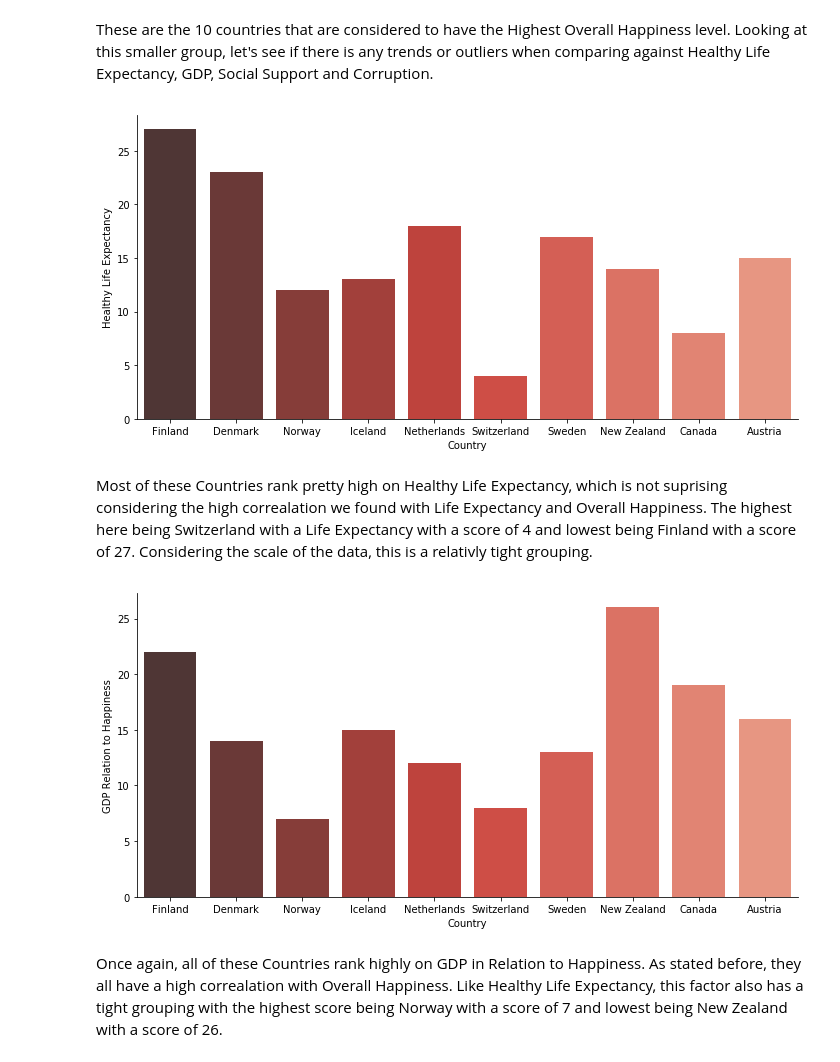
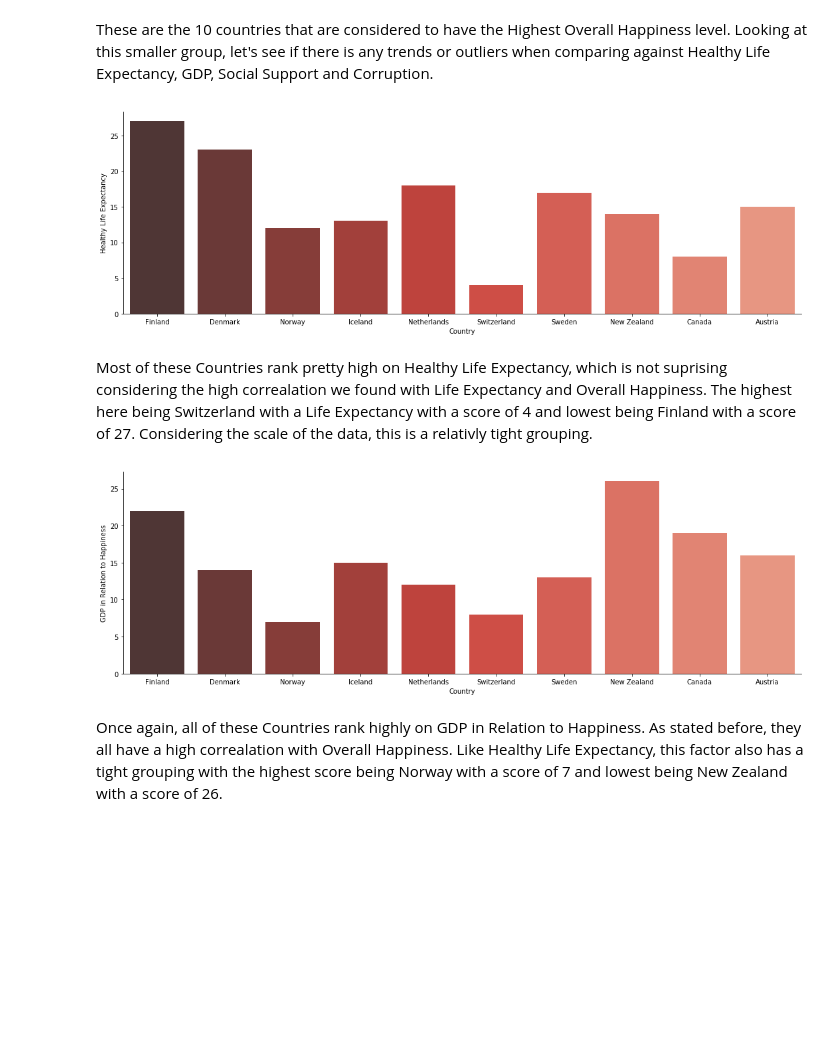
Before and after one commit to MB-Makaan/World-Happiness-Report, a Jupyter notebook: World Happiness Report 2019.ipynb, the cells around one changed output. Cells and saved outputs as stored; diff of their text form; code cells hidden in the pictures; blank space fills up the shorter version.

```diff
--- a/World Happiness Report 2019.ipynb
+++ b/World Happiness Report 2019.ipynb
@@ -60,7 +60,7 @@ World_happiness2019.rename(
         'Freedom': 'Freedom',
         'Corruption': 'Corruption',
         'Generosity': 'Generosity',
-        'Log_of_GDP_per_capita': 'GDP Relation to Happiness',
+        'Log_of_GDP_per_capita': 'GDP in Relation to Happiness',
         'Healthy_life_expectancy': 'Healthy Life Expectancy'
     },
     inplace=True)
@@ -125,7 +125,7 @@ As you can see in the charts above, Healthy Life Expectancy, GDP in Relation to
 # %%
 happiest_ten=pd.read_sql_query("""
     SELECT Country, Ladder, Healthy_life_expectancy, Log_of_GDP_per_capita, Social_support, Corruption FROM World_happiness2019
-    ASC
+    ORDER BY Ladder ASC
     LIMIT 10
 """, conn)
 # %%
@@ -134,7 +134,7 @@ happiest_ten.rename(
         'Country':'Country',
         'Ladder': 'Overall Happiness',
         'Healthy_life_expectancy': 'Healthy Life Expectancy',
-        'Log_of_GDP_per_capita': 'GDP Relation to Happiness',
+        'Log_of_GDP_per_capita': 'GDP in Relation to Happiness',
         'Social_support': 'Social Support',
         'Corruption': 'Corruption'
     },
@@ -156,15 +156,15 @@ happiest_ten
 # %% [markdown]
 These are the 10 countries that are considered to have the Highest Overall Happiness level.  Looking at this smaller group, let's see if there is any trends or outliers when comparing against Healthy Life Expectancy, GDP, Social Support and Corruption.
 # %%
-sns.catplot(x="Country", y="Healthy Life Expectancy", kind="bar", palette="Reds_d", data=happiest_ten, height=5, aspect=2);
+sns.catplot(x="Country", y="Healthy Life Expectancy", kind="bar", palette="Reds_d", data=happiest_ten, height=5, aspect=3);
 # %% [output]
-[figure, old version]
+[figure, new version]
 # %% [markdown]
 Most of these Countries rank pretty high on Healthy Life Expectancy, which is not suprising considering the high correalation we found with Life Expectancy and Overall Happiness. The highest here being Switzerland with a Life Expectancy with a score of 4 and lowest being Finland with a score of 27. Considering the scale of the data, this is a relativly tight grouping.
 # %%
-sns.catplot(x="Country", y="GDP Relation to Happiness", kind="bar", palette="Reds_d", data=happiest_ten, height=5, aspect=2);
+sns.catplot(x="Country", y="GDP in Relation to Happiness", kind="bar", palette="Reds_d", data=happiest_ten, height=5, aspect=3);
 # %% [output]
-[figure, old version]
+[figure, new version]
 # %% [markdown]
 Once again, all of these Countries rank highly on GDP in Relation to Happiness. As stated before, they all have a high correalation with Overall Happiness. Like Healthy Life Expectancy, this factor also has a tight grouping with the highest score being Norway with a score of 7 and lowest being New Zealand with a score of 26.
 # %%
```
Also changed, not shown: parts of 22 cells of this notebook, 1 other file.
